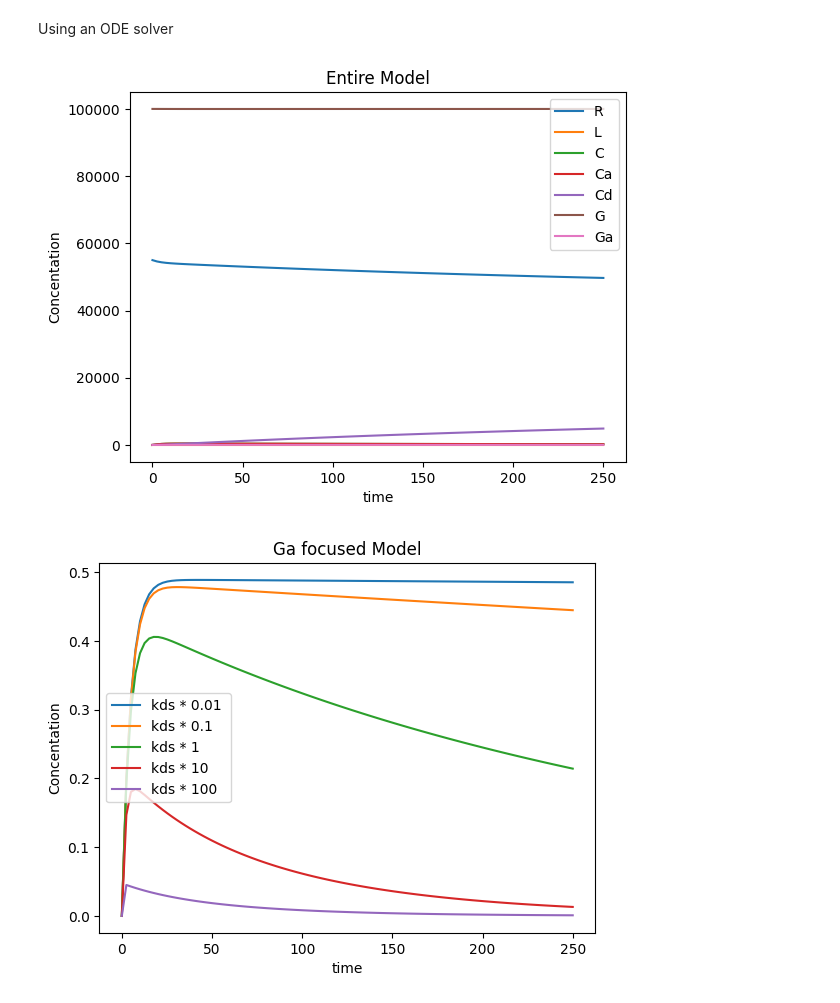
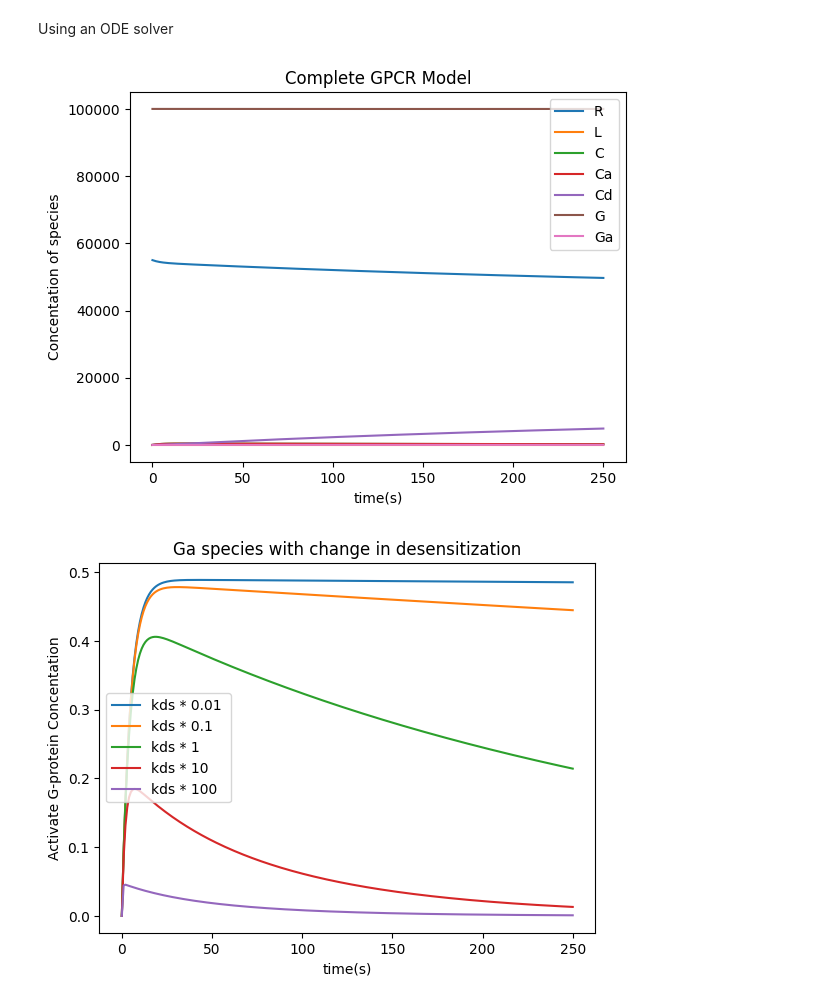
Before and after one commit to Ara101/Recapitulating-Shankaran2007-GPCR-model, a Jupyter notebook: GPCR_model/Shankaran_model.ipynb, the cells around one changed output. Drawn from its saved outputs; the diff is of its cells as text; code cells hidden in the pictures.

```diff
--- a/GPCR_model/Shankaran_model.ipynb
+++ b/GPCR_model/Shankaran_model.ipynb
@@ -161,10 +155,10 @@ def model(X, t, kds = 0.065):
     Cd = X[4]
     G = X[5]
     Ga = X[6]
-    ft = 0 # or  0.01*Kd
+    ft = 0.01*Kd
 
     dRdt = -kon*R*L + koff*C
-    dLdt = (-kon*R*L + koff*C)/(Nav*V) + ft
+    dLdt = (-kon*R*L + koff*C)/(Nav*V) + ft*0
     dCdt = kon*R*L - koff*C - kfr*C + krr*Ca
     dCadt = kfr*C - krr*Ca - kds*Ca
     dCddt = kds*Ca
@@ -174,47 +168,47 @@ def model(X, t, kds = 0.065):
     return [dRdt, dLdt, dCdt, dCadt, dCddt, dGdt, dGadt]
 
 # Inital conidtions
-Kd = 4.404761904761905e-09
+kon = 8.4e7
+koff = 0.37
+Kd = koff/kon
 L = 0.01*Kd
-
 Nav = 6.022e23
 V = 4e-10
 
 RT = (5.5e4)
 GT = (1e5)
 R = RT
 G = GT
 C = 0
 Ca = 0
 Cd = 0
 Ga = 0
 
 IC = [R, L, C, Ca, Cd, G, Ga]
 
-
 # simulation time points
-t = np.linspace(0,250,100)
+t = np.linspace(0,250,250)
 
 # solve ODE
 results = odeint(model, IC, t)
 
 plt.plot(t,results)
-plt.xlabel('time')
-plt.ylabel('Concentation')
+plt.xlabel('time(s)')
+plt.ylabel('Concentation of species')
 plt.legend(['R', 'L', 'C', 'Ca', 'Cd', 'G', 'Ga'])
-plt.title('Entire Model')
+plt.title('Complete GPCR Model')
 plt.show()
 
 kds =0.065
 for mag in [10**-2, 10**-1, 10**0, 10**1, 10**2]:
     results0 = odeint(model, IC, t, args = (kds*mag,))
     plt.plot(t,results0[:,IC.index(Ga)]/1000,label = 'kds * %s ' % mag)
 
 plt.legend()
-plt.xlabel('time')
-plt.ylabel('Concentation')
-plt.title('Ga focused Model')
+plt.xlabel('time(s)')
+plt.ylabel('Activate G-protein Concentation')
+plt.title('Ga species with change in desensitization')
 plt.show()
 # %% [output]
-[figure, old version]
+[figure, new version]
-[figure, old version]
+[figure, new version]
```
Also changed, not shown: parts of 1 cell of this notebook.
